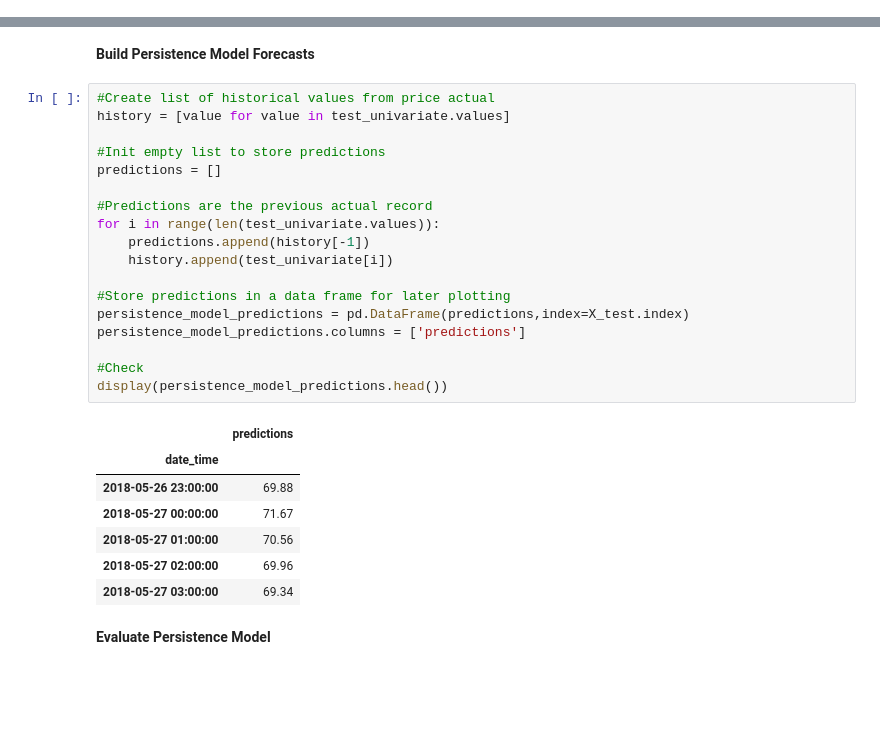
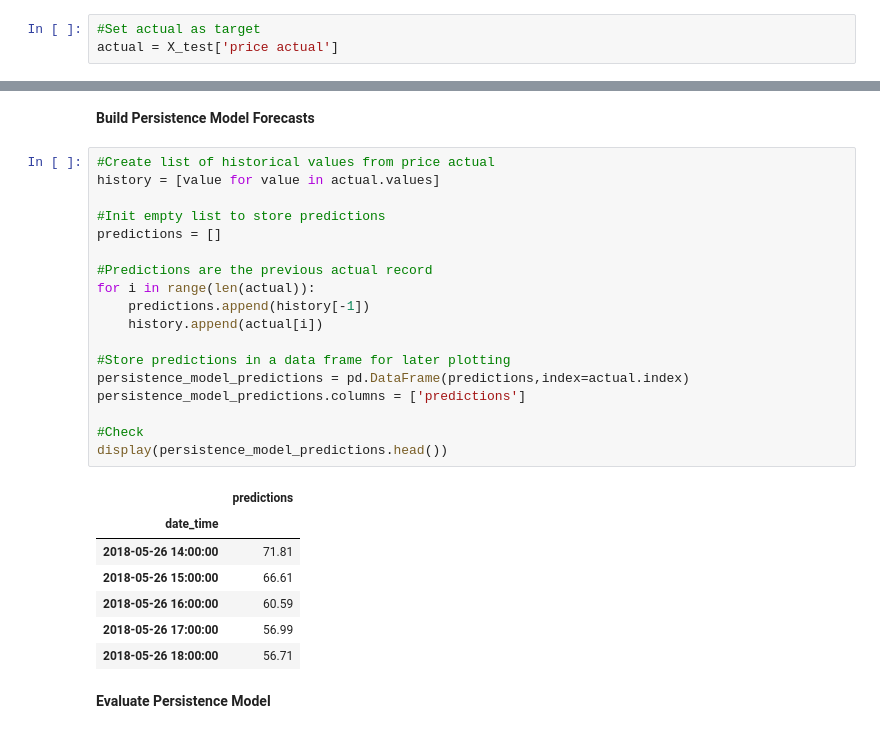
Before and after one commit to KishenSharma6/SpainEnergyAnalysis, a Jupyter notebook: Project_Codes/04_Modeling/2020_0622_Model_Development.ipynb, the cells around one changed output, grey strips where cells are left out. Cells and saved outputs as stored; diff of their text form; blank space fills up the shorter version.

```diff
--- a/Project_Codes/04_Modeling/2020_0622_Model_Development.ipynb
+++ b/Project_Codes/04_Modeling/2020_0622_Model_Development.ipynb
@@ -137,33 +131,36 @@ Univariate test data shape:(5260,)
+# %%
+#Set actual as target
+actual = X_test['price actual']
 # %% [markdown]
 ### Base Model - Persistence Model Forecast
 # %% [markdown]
 **Build Persistence Model Forecasts**
 # %%
 #Create list of historical values from price actual
-history = [value for value in test_univariate.values]
+history = [value for value in actual.values]
 
 #Init empty list to store predictions
 predictions = []
 
 #Predictions are the previous actual record
-for i in range(len(test_univariate.values)):
+for i in range(len(actual)):
     predictions.append(history[-1])
-    history.append(test_univariate[i])
+    history.append(actual[i])
 
 #Store predictions in a data frame for later plotting
-persistence_model_predictions = pd.DataFrame(predictions,index=X_test.index)
+persistence_model_predictions = pd.DataFrame(predictions,index=actual.index)
 persistence_model_predictions.columns = ['predictions']
 
 #Check
 display(persistence_model_predictions.head())
 # %% [output]
 |  | predictions |
 | date_time |  |
-| 2018-05-26 23:00:00 | 69.88 |
-| 2018-05-27 00:00:00 | 71.67 |
-| 2018-05-27 01:00:00 | 70.56 |
-| 2018-05-27 02:00:00 | 69.96 |
-| 2018-05-27 03:00:00 | 69.34 |
+| 2018-05-26 14:00:00 | 71.81 |
+| 2018-05-26 15:00:00 | 66.61 |
+| 2018-05-26 16:00:00 | 60.59 |
+| 2018-05-26 17:00:00 | 56.99 |
+| 2018-05-26 18:00:00 | 56.71 |
 # %% [markdown]
 **Evaluate Persistence Model**
 # %%
```
Also changed, not shown: parts of 21 cells of this notebook.
